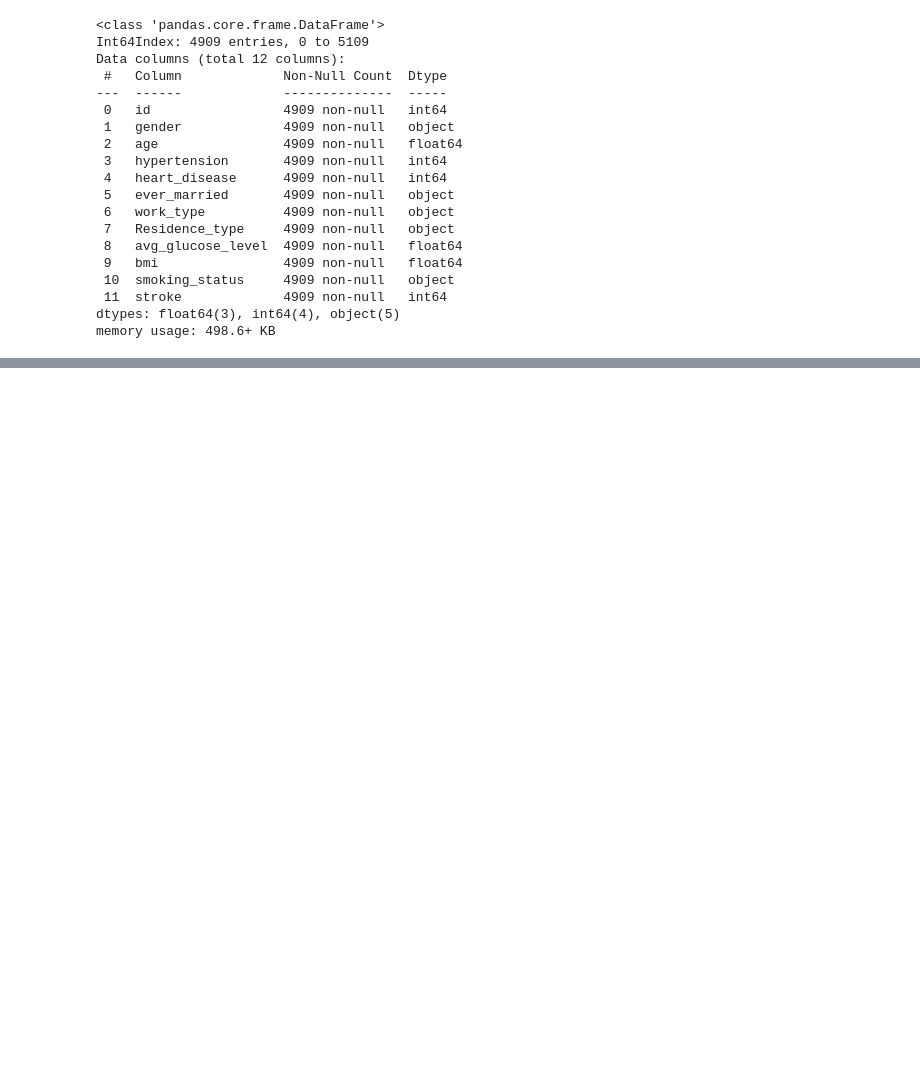
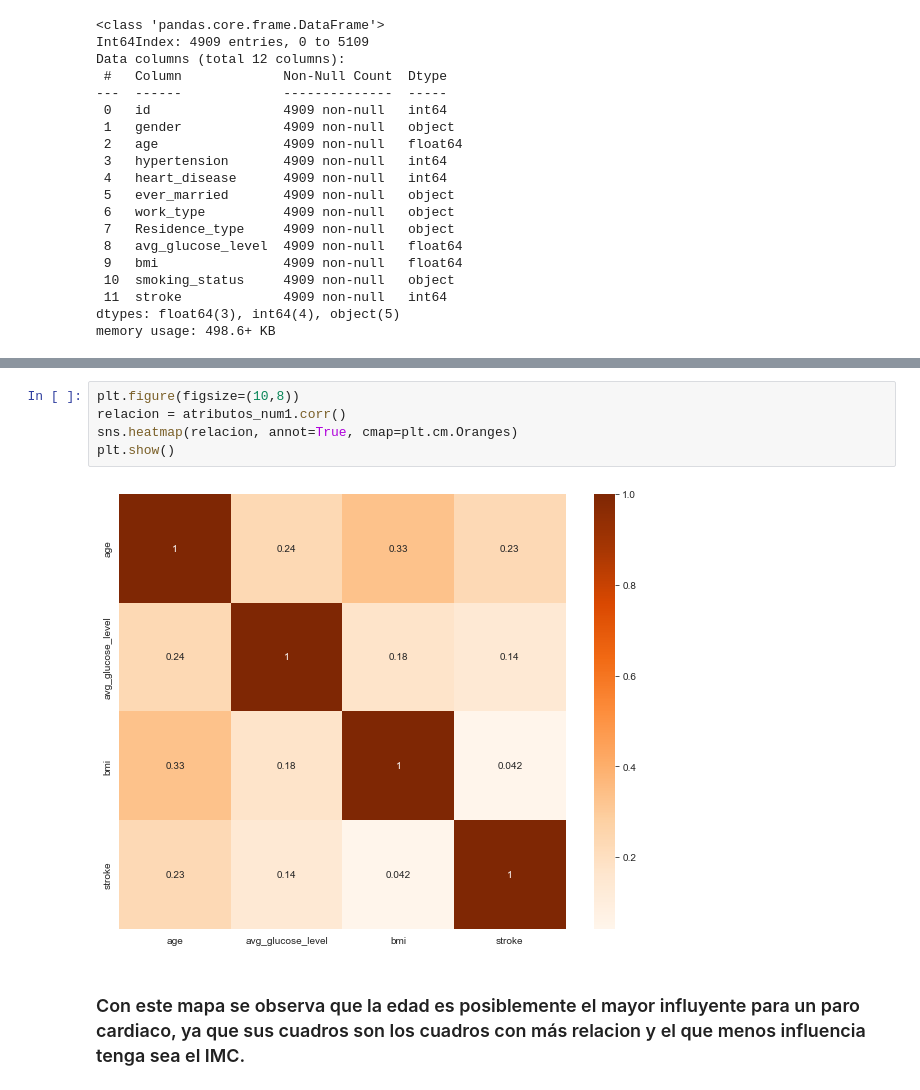
Before and after one commit to andresblnc/stroke_ml_prob, a Jupyter notebook: main.ipynb, the cells around one changed output, grey strips where cells are left out. Cells and saved outputs as stored; diff of their text form; blank space fills up the shorter version.

```diff
--- a/main.ipynb
+++ b/main.ipynb
@@ -63,0 +97,9 @@ memory usage: 498.6+ KB
+# %%
+plt.figure(figsize=(10,8))
+relacion = atributos_num1.corr()
+sns.heatmap(relacion, annot=True, cmap=plt.cm.Oranges)
+plt.show()
+# %% [output]
+[figure, added]
+# %% [markdown]
+### Con este mapa se observa que la edad es posiblemente el mayor influyente para un paro cardiaco, ya que sus cuadros son los cuadros con más relacion y el que menos influencia tenga sea el IMC.
```
Also changed, not shown: parts of 12 cells of this notebook.
